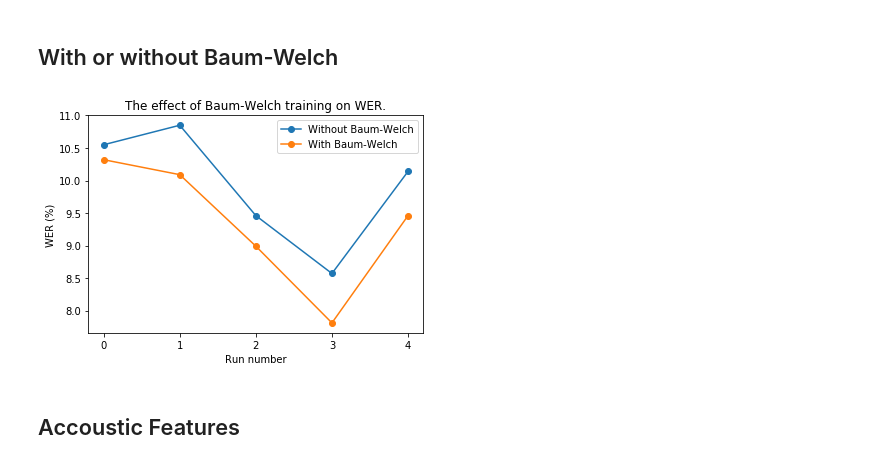
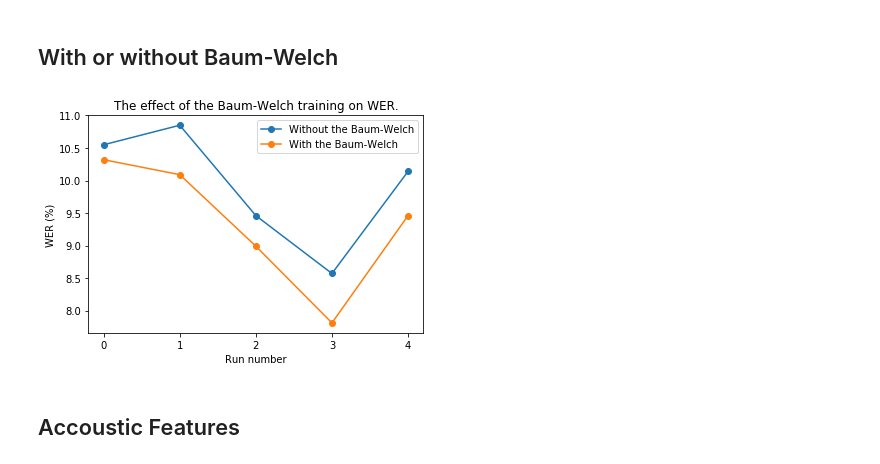
Before and after one commit to yichao-liang/speech_recogniser, a Jupyter notebook: info_parser/output_processing.ipynb, the cells around one changed output. Cells and saved outputs as stored; diff of their text form; code cells hidden in the pictures.

```diff
--- a/info_parser/output_processing.ipynb
+++ b/info_parser/output_processing.ipynb
@@ -45,14 +45,14 @@ results_hmm = load_obj("exp7_models_result")
 hmm01=pd.DataFrame.from_dict(results_hmm)
 # %%
 plt.plot(hmm01,marker='o', linestyle='-')
-plt.legend(["Without Baum-Welch","With Baum-Welch"])#,bbox_to_anchor=(0.75, 0.49))
+plt.legend(["Without the Baum-Welch","With the Baum-Welch"])#,bbox_to_anchor=(0.75, 0.49))
 plt.ylabel("WER (%)")
 plt.xlabel("Run number")
 plt.xticks(range(0,5))
-plt.title("The effect of Baum-Welch training on WER.")
+plt.title("The effect of the Baum-Welch training on WER.")
 plt.savefig("figures/baumwelch.pdf")
 # %% [output]
-[figure, old version]
+[figure, new version]
 # %% [markdown]
 ## Accoustic Features
 # %%
```
Also changed, not shown: parts of 1 cell of this notebook, 2 other files.
